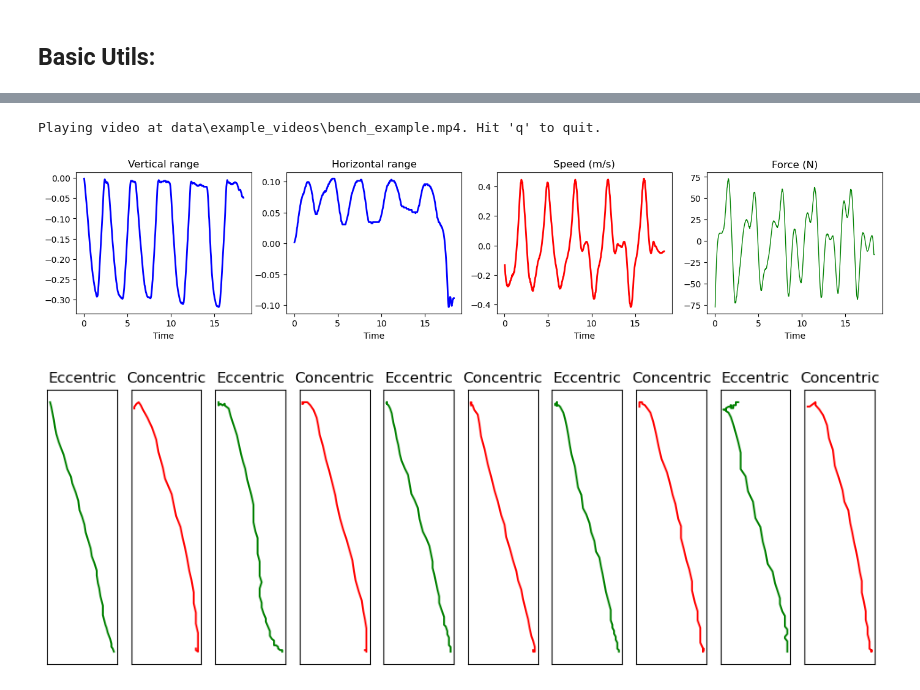
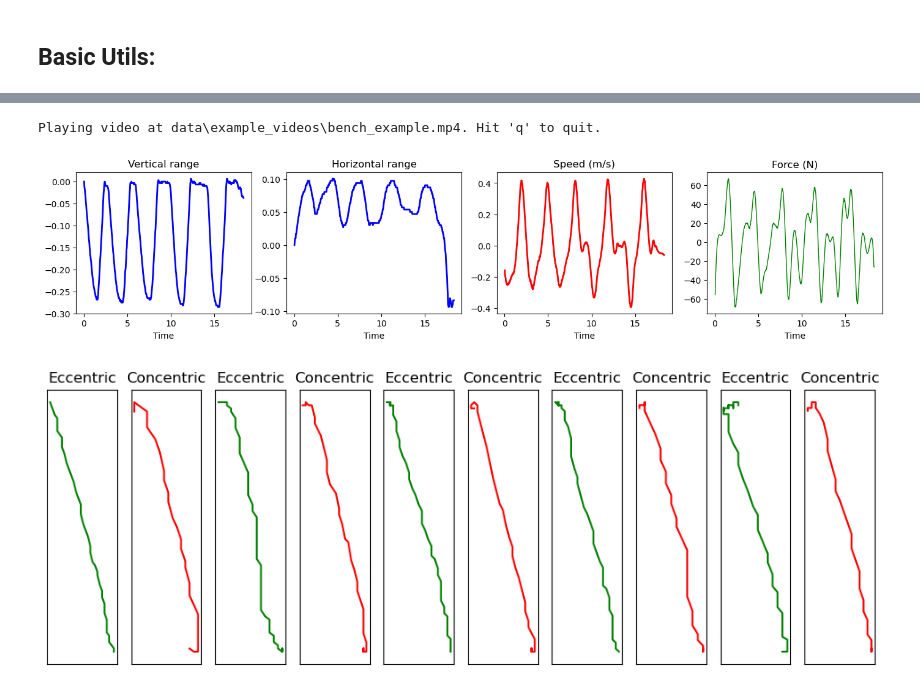
Before and after one commit to elliot-hicks/bar_path_tracker, a Jupyter notebook: src/clean_demo.ipynb, the cells around one changed output, grey strips where cells are left out. Saved outputs shown, nothing was run; the diff lists cells and outputs as text; code cells hidden in the pictures.

Commit message:
general images

```diff
--- a/src/clean_demo.ipynb
+++ b/src/clean_demo.ipynb
@@ -47,5 +47,5 @@ def get_tracker():
 
     return tracker, tracker_type
 
-open_and_display_video(r'data\example_videos\squat_example.mp4')
-tracker, tracker_type = get_tracker()
+#open_and_display_video(r'data\example_videos\squat_example.mp4')
+#tracker, tracker_type = get_tracker()
@@ -62,8 +60,8 @@ def get_starting_bbox(video_path, plate_size):
 
     frame_height, frame_width = frame.shape[:2]
 
-    frame_height = 2000
-    frame_width = 2000
+    frame_height = 1000
+    frame_width = 1000
 
     # Resize the video for a more convenient view
     frame = cv2.resize(frame, [frame_width//2, frame_height//2])
@@ -80,14 +78,14 @@ def get_starting_bbox(video_path, plate_size):
 
     return bbox, start_bbox_centre, meters_per_pixel
 
-starting_bbox, starting_bbox_centre, meters_per_pixel = get_starting_bbox(r'data\example_videos\bench_example.mp4', 0.43)
+#starting_bbox, starting_bbox_centre, meters_per_pixel = get_starting_bbox(r'data\example_videos\bench_example.mp4', 0.43)
 # %%
 def track_bar_path(video_path, starting_bbox, starting_bbox_centre, meters_per_pixel, verbose=False):
 
     line_colour = (255,255,255)
     box_colour = (255,255,255)
-    frame_height = 2000
-    frame_width = 2000
+    frame_height = 1000
+    frame_width = 1000
     bar_path = {}
     previous_centre = starting_bbox_centre
 
@@ -147,14 +145,14 @@ def track_bar_path(video_path, starting_bbox, starting_bbox_centre, meters_per_p
 
         # Show stats:
 
-        cv2.putText(frame, tracker_type + " Tracker", (0,20),
-                    cv2.FONT_HERSHEY_SIMPLEX, 0.75, (255,255,255),2)
-        cv2.putText(frame, "FPS: " + str(int(fps)), (0,50),
-                    cv2.FONT_HERSHEY_SIMPLEX, 0.75, (255,255,255),2)
-        cv2.putText(frame, "Time: " + str(round(time,1)) + "s", (0,80),
-                    cv2.FONT_HERSHEY_SIMPLEX, 0.75, (255,255,255),2)
+        if verbose:
 
-        if verbose:
+            cv2.putText(frame, tracker_type + " Tracker", (0,20),
+                        cv2.FONT_HERSHEY_SIMPLEX, 0.75, (255,255,255),2)
+            cv2.putText(frame, "FPS: " + str(int(fps)), (0,50),
+                        cv2.FONT_HERSHEY_SIMPLEX, 0.75, (255,255,255),2)
+            cv2.putText(frame, "Time: " + str(round(time,1)) + "s", (0,80),
+                        cv2.FONT_HERSHEY_SIMPLEX, 0.75, (255,255,255),2)
             cv2.imshow("Tracking", full_frame)
 
             if cv2.waitKey(1) & 0xFF == ord('q'):
@@ -170,7 +168,7 @@ def track_bar_path(video_path, starting_bbox, starting_bbox_centre, meters_per_p
 
     return bar_path
 
-bar_path = track_bar_path(r'data\example_videos\bench_example.mp4', starting_bbox, starting_bbox_centre, meters_per_pixel)
+#bar_path = track_bar_path(r'data\example_videos\bench_example.mp4', starting_bbox, starting_bbox_centre, meters_per_pixel)
 # %%
 def differentiate(quantity, time, smooth_quanity=False, smoothing_poly_order=5):
 
@@ -296,7 +292,7 @@ def get_turning_points(times, displacements, verbose=False):
     return turning_points
 
 
-times = np.array(list(s.keys()))
-y_displacements = np.array([entry['y_distance'] for entry in s.values()])
-x_displacements = np.array([entry['x_distance'] for entry in s.values()])
-turning_points = get_turning_points(times, y_displacements, True)
+#times = np.array(list(s.keys()))
+#y_displacements = np.array([entry['y_distance'] for entry in s.values()])
+#x_displacements = np.array([entry['x_distance'] for entry in s.values()])
+#turning_points = get_turning_points(times, y_displacements, True)
@@ -438,23 +423,24 @@ show_video_with_stats(video_path, bar_path, stats, reps)
 # %%
 
 open_and_display_video(video_path)
 
 tracker, tracker_type = get_tracker()
 starting_bbox, starting_bbox_centre, meters_per_pixel = get_starting_bbox(video_path, plate_size=0.43)
-bar_path = track_bar_path(video_path, starting_bbox, starting_bbox_centre, meters_per_pixel, verbose)
+bar_path = track_bar_path(video_path, starting_bbox, starting_bbox_centre, meters_per_pixel, False)
 
 weight = 70
 stats = get_stats(bar_path, weight, True)
 times = np.array(list(stats.keys()))
 y_displacements = np.array([entry['y_distance'] for entry in stats.values()])
 x_displacements = np.array([entry['x_distance'] for entry in stats.values()])
+speeds = np.array([entry['speeds'] for entry in stats.values()])
 turning_points = get_turning_points(times, y_displacements, False)
 turning_point_times = np.array(list(turning_points.keys()))
 reps = get_reps(turning_point_times, times)
 
 plot_reps(x_displacements, y_displacements, turning_points, speeds)
 show_video_with_stats(video_path, bar_path, stats, reps)
 # %% [output]
 Playing video at data\example_videos\bench_example.mp4. Hit 'q' to quit.
-[figure, old version]
+[figure, new version]
-[figure, old version]
+[figure, new version]
```
Also changed, not shown: parts of 11 cells of this notebook, 1 other file.
